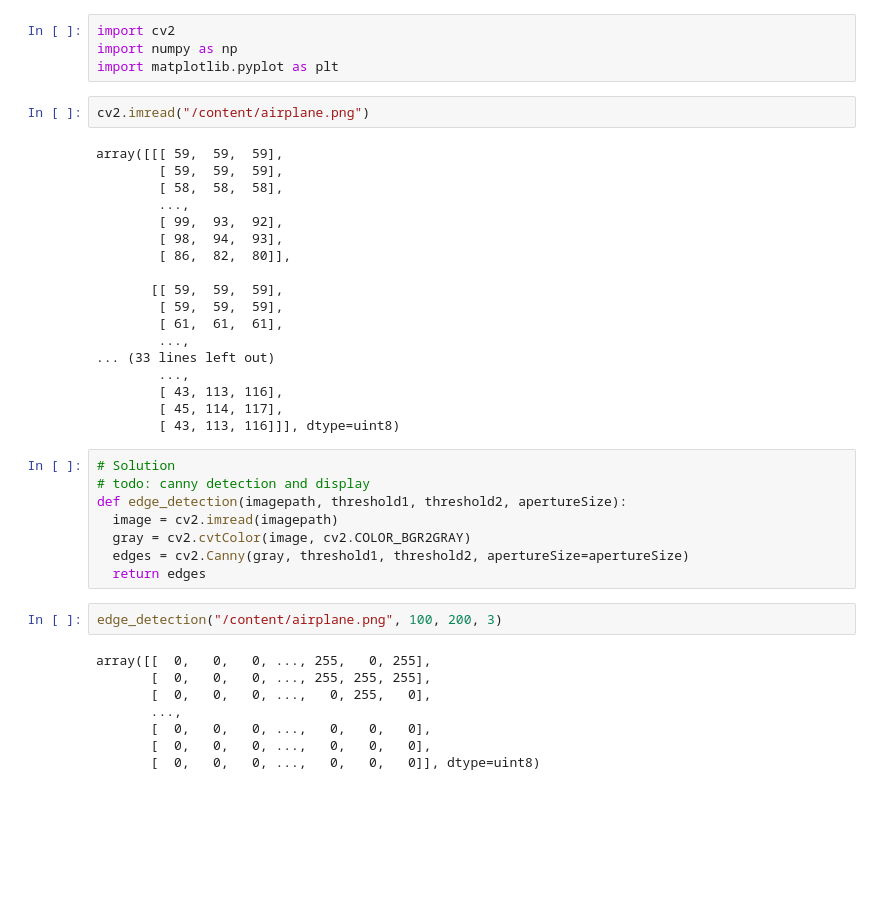
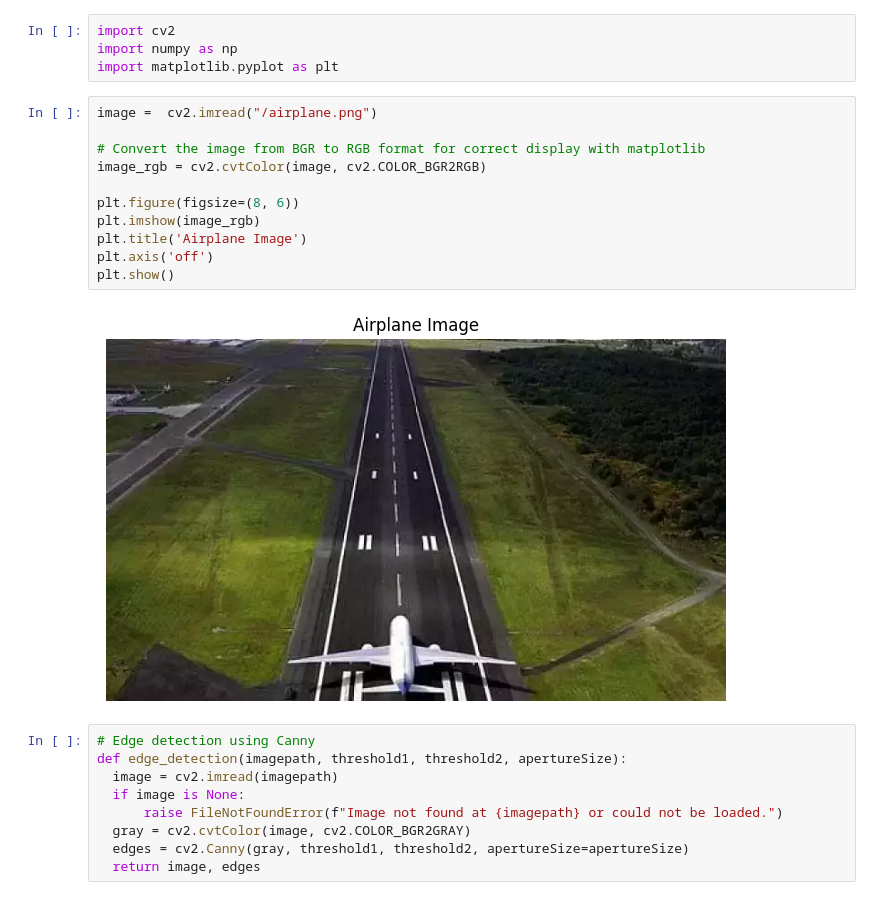
Before and after one commit to Ambos14/ComputerVision26, a Jupyter notebook: Praktikum5/l5b.ipynb, the cells around one changed output. Drawn from its saved outputs; the diff is of its cells as text; blank space fills up the shorter version.

```diff
--- a/Praktikum5/l5b.ipynb
+++ b/Praktikum5/l5b.ipynb
@@ -26,41 +26,25 @@ Final Task: Review the complete implementation of the Hough Transformation. Eval
 import cv2
 import numpy as np
 import matplotlib.pyplot as plt
-# %%
-cv2.imread("/content/airplane.png")
-# %% [output]
-array([[[ 59,  59,  59],
-        [ 59,  59,  59],
-        [ 58,  58,  58],
-        ...,
-        [ 99,  93,  92],
-        [ 98,  94,  93],
-        [ 86,  82,  80]],
-
-       [[ 59,  59,  59],
-        [ 59,  59,  59],
-        [ 61,  61,  61],
-        ...,
-... (33 lines left out)
-        ...,
-        [ 43, 113, 116],
-        [ 45, 114, 117],
-        [ 43, 113, 116]]], dtype=uint8)
+# %%
+image =  cv2.imread("/airplane.png")
+
+# Convert the image from BGR to RGB format for correct display with matplotlib
+image_rgb = cv2.cvtColor(image, cv2.COLOR_BGR2RGB)
+
+plt.figure(figsize=(8, 6))
+plt.imshow(image_rgb)
+plt.title('Airplane Image')
+plt.axis('off')
+plt.show()
+# %% [output]
+[figure, added]
 # %%
-# Solution
-# todo: canny detection and display
+# Edge detection using Canny
 def edge_detection(imagepath, threshold1, threshold2, apertureSize):
   image = cv2.imread(imagepath)
+  if image is None:
+      raise FileNotFoundError(f"Image not found at {imagepath} or could not be loaded.")
   gray = cv2.cvtColor(image, cv2.COLOR_BGR2GRAY)
   edges = cv2.Canny(gray, threshold1, threshold2, apertureSize=apertureSize)
-  return edges
+  return image, edges
-# %%
-edge_detection("/content/airplane.png", 100, 200, 3)
-# %% [output]
-array([[  0,   0,   0, ..., 255,   0, 255],
-       [  0,   0,   0, ..., 255, 255, 255],
-       [  0,   0,   0, ...,   0, 255,   0],
-       ...,
-       [  0,   0,   0, ...,   0,   0,   0],
-       [  0,   0,   0, ...,   0,   0,   0],
-       [  0,   0,   0, ...,   0,   0,   0]], dtype=uint8)
```
Also changed, not shown: parts of 5 cells of this notebook.
